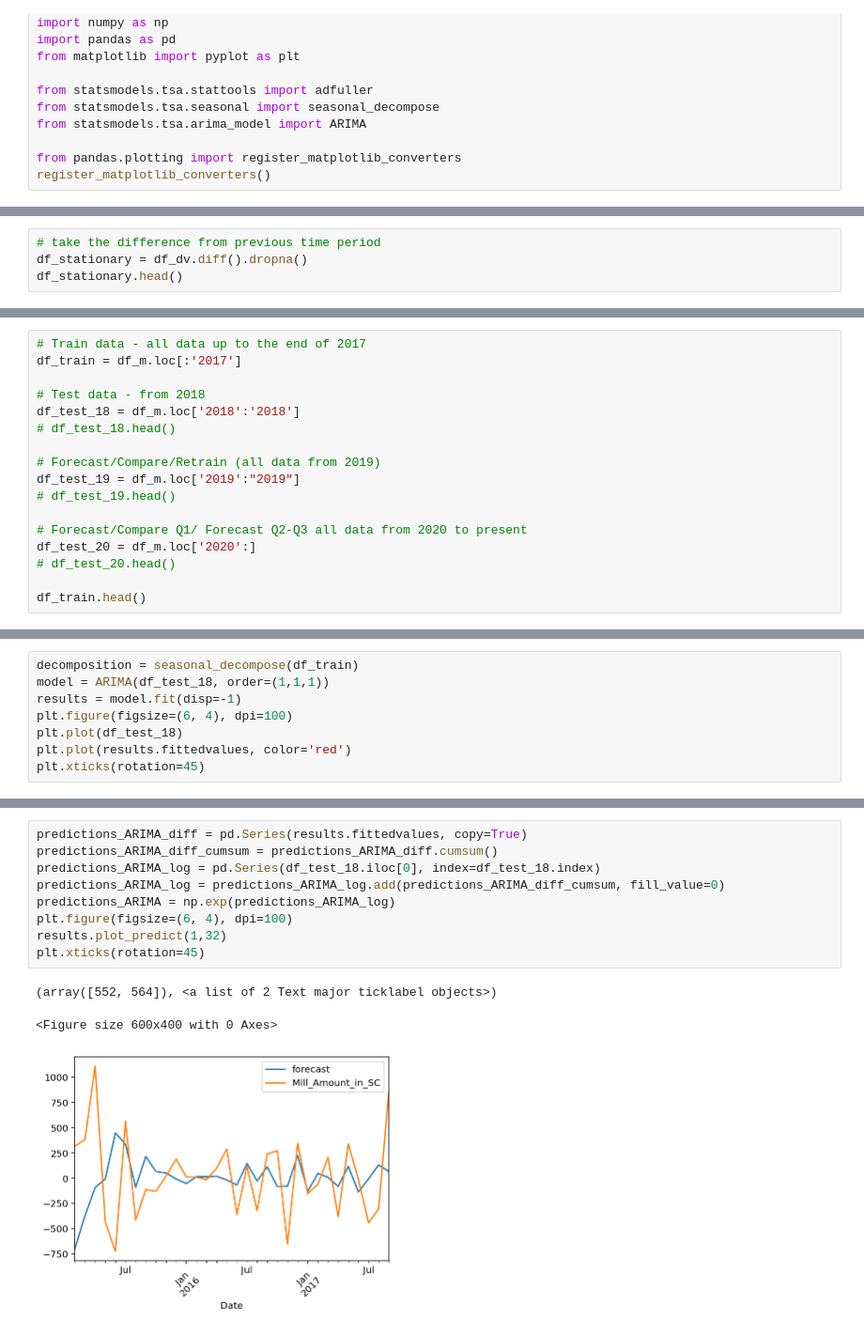
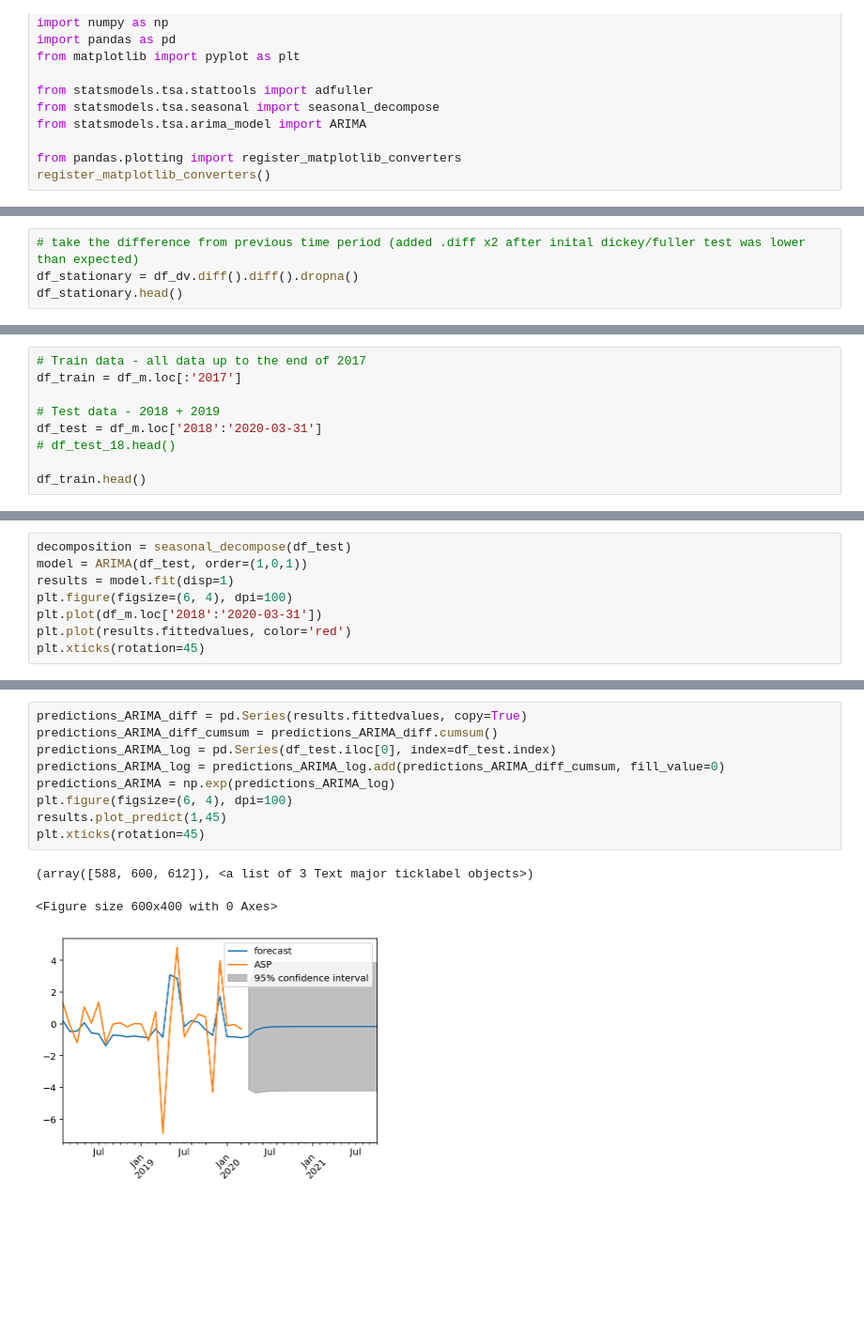
Before and after one commit to skinnms/group_2_final_project, a Jupyter notebook: Strand ARIMA.ipynb, the cells around one changed output, grey strips where cells are left out. Shown at 94% size. Cells and saved outputs as stored; diff of their text form; blank space fills up the shorter version.

```diff
--- a/Strand ARIMA.ipynb
+++ b/Strand ARIMA.ipynb
@@ -71,8 +67,8 @@ Critical Values:
         5%: -2.8615512303304302
         10%: -2.566775977498725
 # %%
-# take the difference from previous time period
-df_stationary = df_dv.diff().dropna()
+# take the difference from previous time period (added .diff x2 after inital dickey/fuller test was lower than expected)
+df_stationary = df_dv.diff().diff().dropna()
 df_stationary.head()
 # %% [output]
 |  | ASP |
@@ -114,18 +112,10 @@ plt.show()
 # Train data - all data up to the end of 2017
 df_train = df_m.loc[:'2017']
 
-# Test data - from 2018
-df_test_18 = df_m.loc['2018':'2018']
+# Test data - 2018 + 2019
+df_test = df_m.loc['2018':'2020-03-31']
 # df_test_18.head()
 
-# Forecast/Compare/Retrain (all data from 2019)
-df_test_19 = df_m.loc['2019':"2019"]
-# df_test_19.head()
-
-# Forecast/Compare Q1/ Forecast Q2-Q3 all data from 2020 to present
-df_test_20 = df_m.loc['2020':]
-# df_test_20.head()
-
 df_train.head()
 # %% [output]
 Date
@@ -164,9 +154,9 @@ plt.xticks(rotation=45)
 # %%
-decomposition = seasonal_decompose(df_train)
-model = ARIMA(df_test_18, order=(1,1,1))
-results = model.fit(disp=-1)
+decomposition = seasonal_decompose(df_test)
+model = ARIMA(df_test, order=(1,0,1))
+results = model.fit(disp=1)
 plt.figure(figsize=(6, 4), dpi=100)
-plt.plot(df_test_18)
+plt.plot(df_m.loc['2018':'2020-03-31'])
 plt.plot(results.fittedvalues, color='red')
 plt.xticks(rotation=45)
 # %% [output]
@@ -174,13 +167,13 @@ ValueError: The model specification cannot be estimated. The model contains 7 re
 # %%
 predictions_ARIMA_diff = pd.Series(results.fittedvalues, copy=True)
 predictions_ARIMA_diff_cumsum = predictions_ARIMA_diff.cumsum()
-predictions_ARIMA_log = pd.Series(df_test_18.iloc[0], index=df_test_18.index)
+predictions_ARIMA_log = pd.Series(df_test.iloc[0], index=df_test.index)
 predictions_ARIMA_log = predictions_ARIMA_log.add(predictions_ARIMA_diff_cumsum, fill_value=0)
 predictions_ARIMA = np.exp(predictions_ARIMA_log)
 plt.figure(figsize=(6, 4), dpi=100)
-results.plot_predict(1,32)
+results.plot_predict(1,45)
 plt.xticks(rotation=45)
 # %% [output]
-(array([552, 564]), <a list of 2 Text major ticklabel objects>)
+(array([588, 600, 612]), <a list of 3 Text major ticklabel objects>)
 <Figure size 600x400 with 0 Axes>
-[figure, old version]
+[figure, new version]
```
Also changed, not shown: parts of 19 cells of this notebook.
